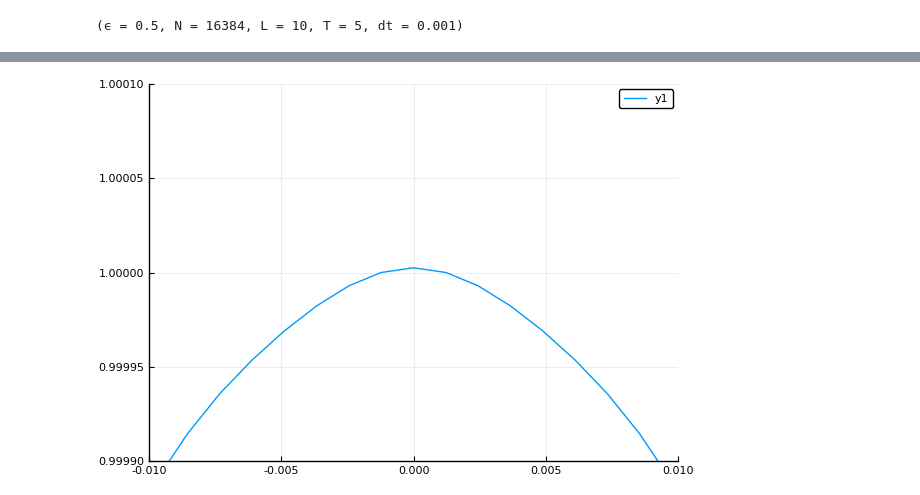
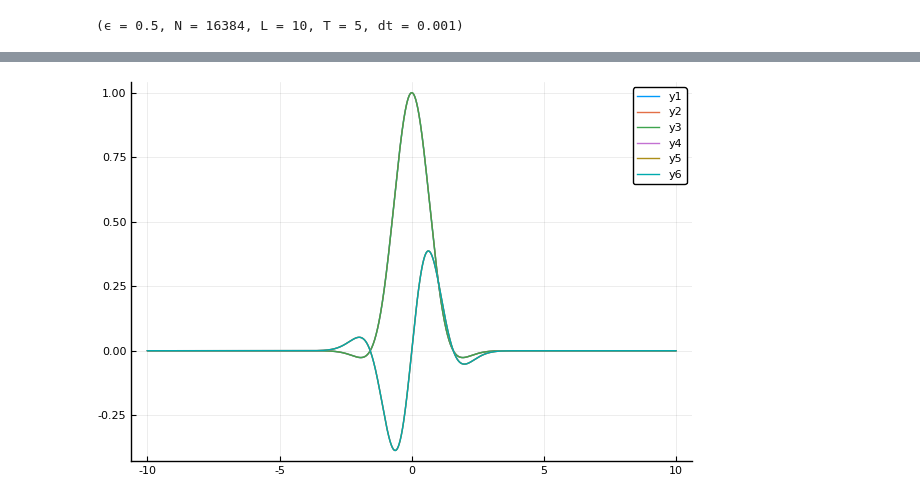
Before and after one commit to WaterWavesModels/WaterWaves1D.jl, a Jupyter notebook: notebooks/Matsunos.ipynb, the cells around one changed output, grey strips where cells are left out. Drawn from its saved outputs; the diff is of its cells as text; code cells hidden in the pictures.

```diff
--- a/notebooks/Matsunos.ipynb
+++ b/notebooks/Matsunos.ipynb
@@ -19,4 +13,0 @@ plot(Mesh(param).x,init.h)
-# %%
-plot(Mesh(param).x,init.h,xlims=(-.01,.01),ylims=(0.9999,1.0001))
-# %% [output]
-[figure, removed]
@@ -33,0 +14,8 @@ problems = [ problem0, problem1, problem2 ];
+# %%
+init1 = HighFreq(param,2,20)
+init2 = HighFreq(param,2,100)
+init3 = HighFreq(param,2,200)
+
+plot(Mesh(param).x,[init1.h init2.h init3.h init1.u init2.u init3.u])
+# %% [output]
+[figure, added]
```
Also changed, not shown: parts of 10 cells of this notebook, 6 other files.
